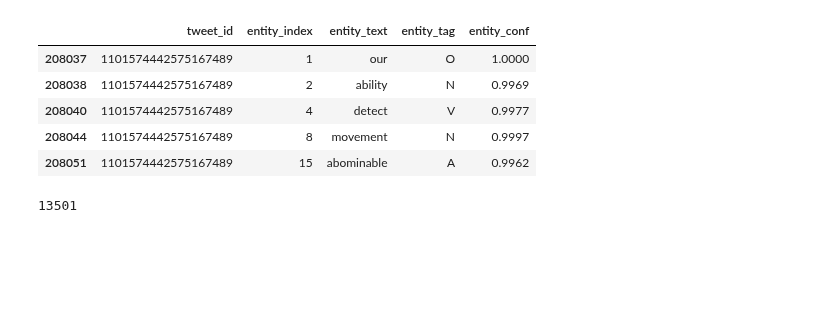
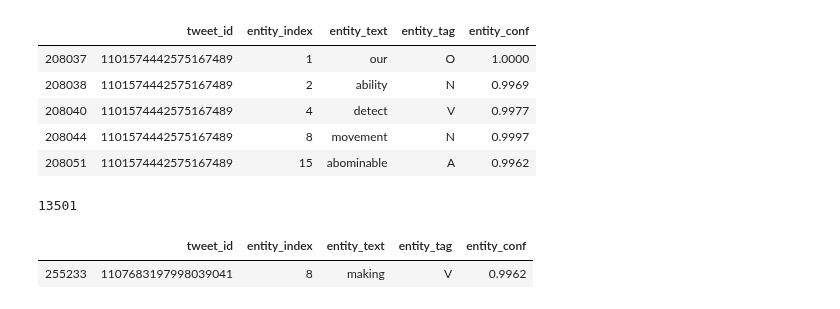
Before and after one commit to Mmiglio/ClimateAction, a Jupyter notebook: extract_entities.ipynb, the cells around one changed output. Saved outputs shown, nothing was run; the diff lists cells and outputs as text; code cells hidden in the pictures; blank space fills up the shorter version.

```diff
--- a/extract_entities.ipynb
+++ b/extract_entities.ipynb
@@ -156,3 +156,8 @@ words.df[words.df.entity_tag == 'O'].shape[0]
 # %%
 # Save words data
 words.to_json('data/db/words.json')
+# %%
+words.df[words.df.entity_text == 'making']
+# %% [output]
+|  | tweet_id | entity_index | entity_text | entity_tag | entity_conf |
+| 255233 | 1107683197998039041 | 8 | making | V | 0.9962 |
```
Also changed, not shown: parts of 1 cell of this notebook, 3 other files.
